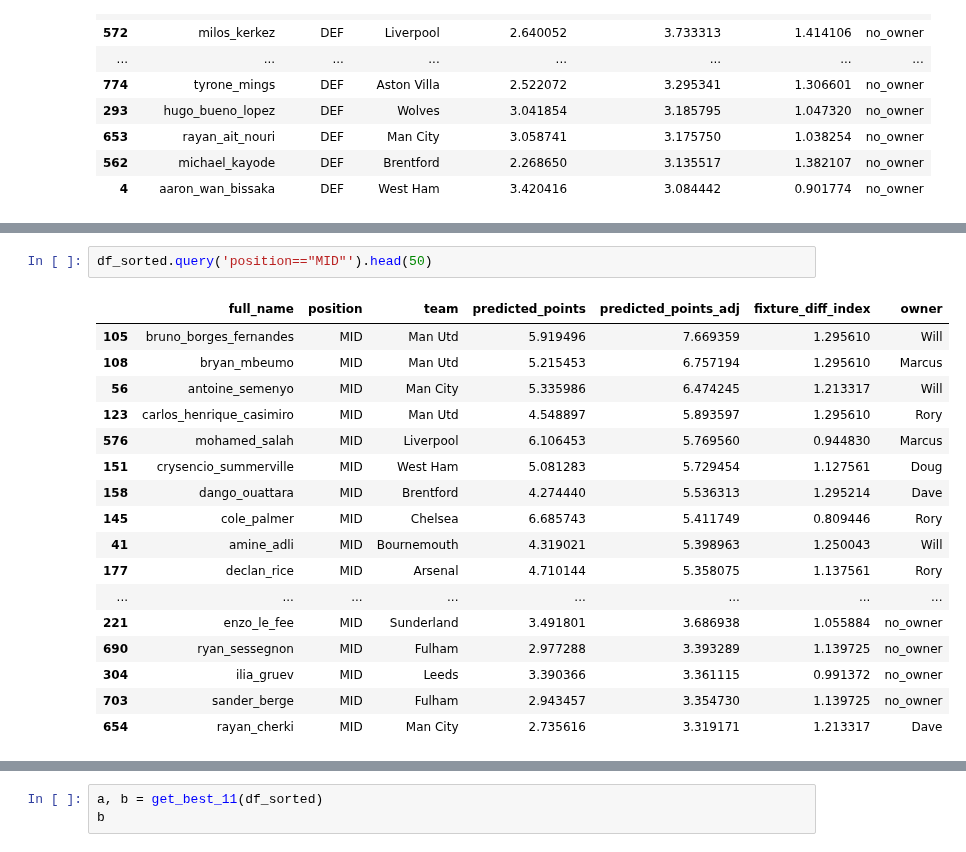
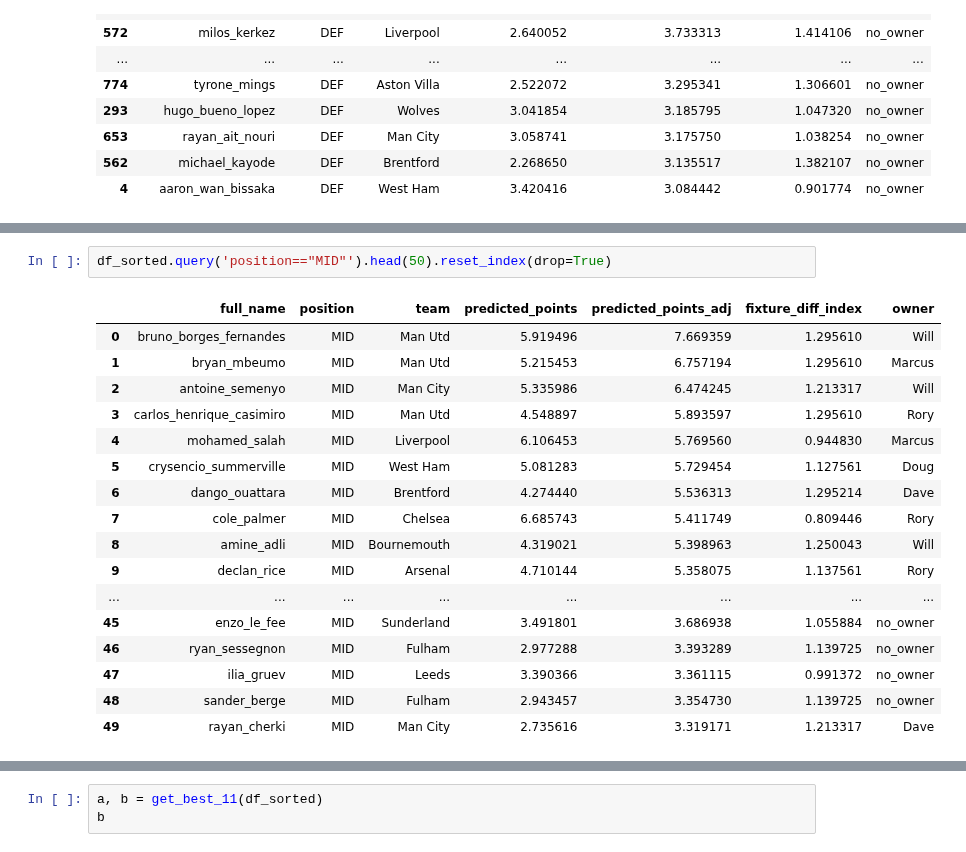
Before and after one commit to doug-ellis/draft_fpl_2526, a Jupyter notebook: transfer/outputs/looking_gw28.ipynb, the cells around one changed output, grey strips where cells are left out. Cells and saved outputs as stored; diff of their text form.

```diff
--- a/transfer/outputs/looking_gw28.ipynb
+++ b/transfer/outputs/looking_gw28.ipynb
@@ -155,21 +155,21 @@ df_sorted.query('position=="DEF"').head(50)
 # %%
-df_sorted.query('position=="MID"').head(50)
+df_sorted.query('position=="MID"').head(50).reset_index(drop=True)
 # %% [output]
 |  | full_name | position | team | predicted_points | predicted_points_adj | fixture_diff_index | owner |
-| 105 | bruno_borges_fernandes | MID | Man Utd | 5.919496 | 7.669359 | 1.295610 | Will |
-| 108 | bryan_mbeumo | MID | Man Utd | 5.215453 | 6.757194 | 1.295610 | Marcus |
-| 56 | antoine_semenyo | MID | Man City | 5.335986 | 6.474245 | 1.213317 | Will |
-| 123 | carlos_henrique_casimiro | MID | Man Utd | 4.548897 | 5.893597 | 1.295610 | Rory |
-| 576 | mohamed_salah | MID | Liverpool | 6.106453 | 5.769560 | 0.944830 | Marcus |
-| 151 | crysencio_summerville | MID | West Ham | 5.081283 | 5.729454 | 1.127561 | Doug |
-| 158 | dango_ouattara | MID | Brentford | 4.274440 | 5.536313 | 1.295214 | Dave |
-| 145 | cole_palmer | MID | Chelsea | 6.685743 | 5.411749 | 0.809446 | Rory |
-| 41 | amine_adli | MID | Bournemouth | 4.319021 | 5.398963 | 1.250043 | Will |
-| 177 | declan_rice | MID | Arsenal | 4.710144 | 5.358075 | 1.137561 | Rory |
+| 0 | bruno_borges_fernandes | MID | Man Utd | 5.919496 | 7.669359 | 1.295610 | Will |
+| 1 | bryan_mbeumo | MID | Man Utd | 5.215453 | 6.757194 | 1.295610 | Marcus |
+| 2 | antoine_semenyo | MID | Man City | 5.335986 | 6.474245 | 1.213317 | Will |
+| 3 | carlos_henrique_casimiro | MID | Man Utd | 4.548897 | 5.893597 | 1.295610 | Rory |
+| 4 | mohamed_salah | MID | Liverpool | 6.106453 | 5.769560 | 0.944830 | Marcus |
+| 5 | crysencio_summerville | MID | West Ham | 5.081283 | 5.729454 | 1.127561 | Doug |
+| 6 | dango_ouattara | MID | Brentford | 4.274440 | 5.536313 | 1.295214 | Dave |
+| 7 | cole_palmer | MID | Chelsea | 6.685743 | 5.411749 | 0.809446 | Rory |
+| 8 | amine_adli | MID | Bournemouth | 4.319021 | 5.398963 | 1.250043 | Will |
+| 9 | declan_rice | MID | Arsenal | 4.710144 | 5.358075 | 1.137561 | Rory |
 | ... | ... | ... | ... | ... | ... | ... | ... |
-| 221 | enzo_le_fee | MID | Sunderland | 3.491801 | 3.686938 | 1.055884 | no_owner |
-| 690 | ryan_sessegnon | MID | Fulham | 2.977288 | 3.393289 | 1.139725 | no_owner |
-| 304 | ilia_gruev | MID | Leeds | 3.390366 | 3.361115 | 0.991372 | no_owner |
-| 703 | sander_berge | MID | Fulham | 2.943457 | 3.354730 | 1.139725 | no_owner |
-| 654 | rayan_cherki | MID | Man City | 2.735616 | 3.319171 | 1.213317 | Dave |
+| 45 | enzo_le_fee | MID | Sunderland | 3.491801 | 3.686938 | 1.055884 | no_owner |
+| 46 | ryan_sessegnon | MID | Fulham | 2.977288 | 3.393289 | 1.139725 | no_owner |
+| 47 | ilia_gruev | MID | Leeds | 3.390366 | 3.361115 | 0.991372 | no_owner |
+| 48 | sander_berge | MID | Fulham | 2.943457 | 3.354730 | 1.139725 | no_owner |
+| 49 | rayan_cherki | MID | Man City | 2.735616 | 3.319171 | 1.213317 | Dave |
 # %%
```
Also changed, not shown: parts of 3 cells of this notebook.
